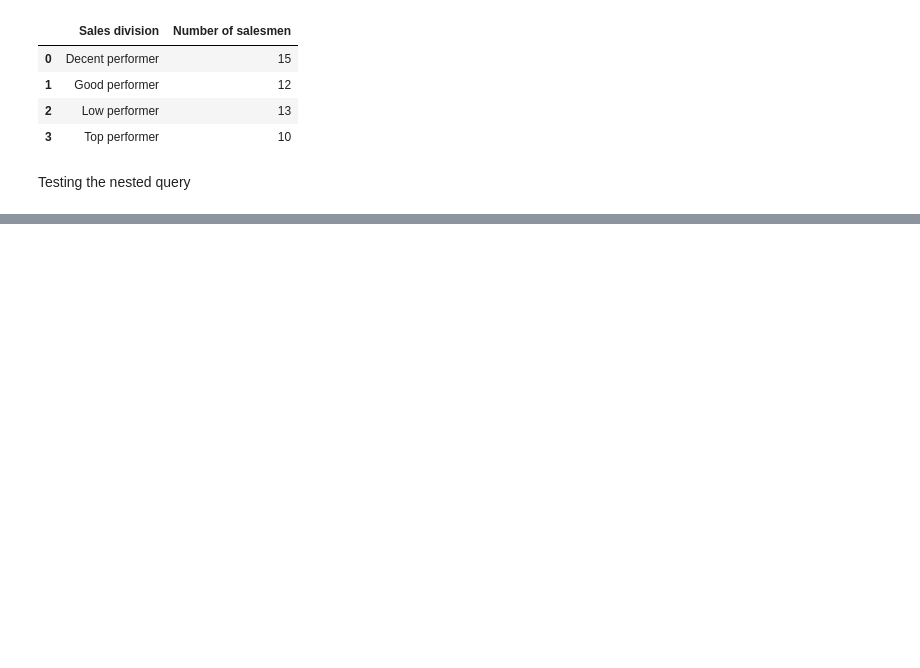
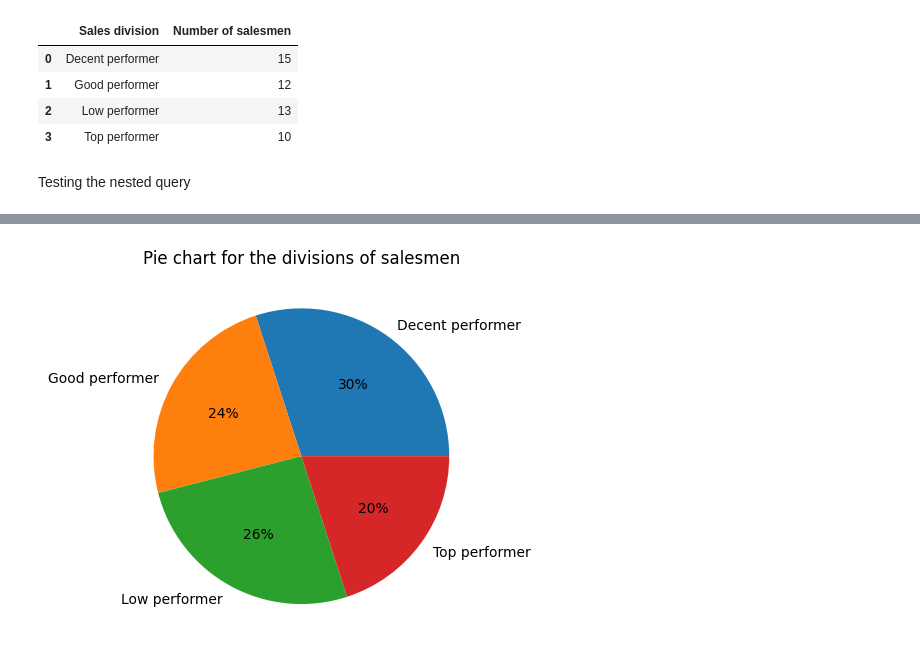
Before and after one commit to 2na3k/all-in-one-db-project, a Jupyter notebook: notebook/queries.ipynb, the cells around one changed output, grey strips where cells are left out. Cells and saved outputs as stored; diff of their text form; code cells hidden in the pictures; blank space fills up the shorter version.

```diff
--- a/notebook/queries.ipynb
+++ b/notebook/queries.ipynb
@@ -245,0 +253,6 @@ GROUP BY sales_level;
+# %%
+plt.pie(data=division_numbers,x="Number of salesmen", labels="Sales division", autopct='%.0f%%')
+plt.title("Pie chart for the divisions of salesmen")
+plt.show()
+# %% [output]
+[figure, added]
```
Also changed, not shown: parts of 5 cells of this notebook, 2 other files.
